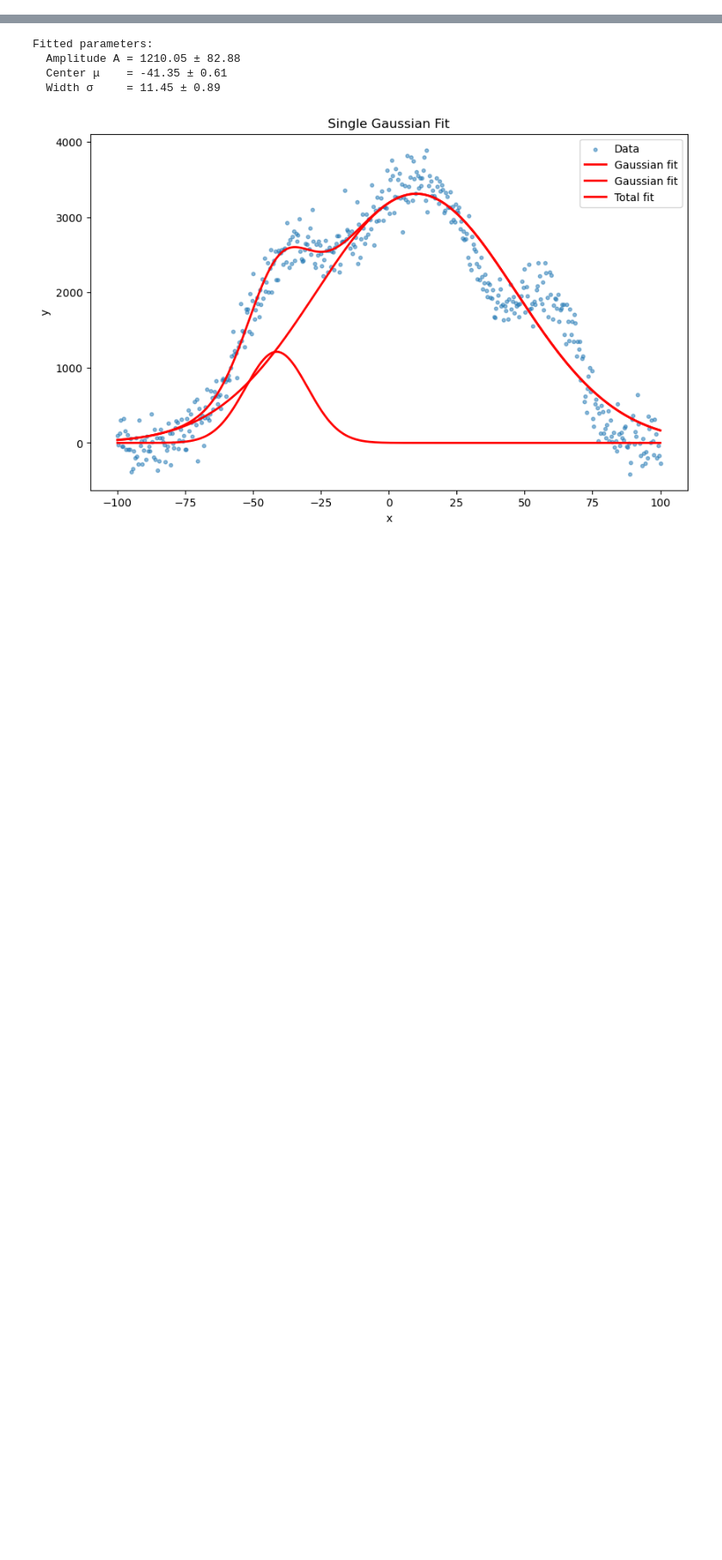
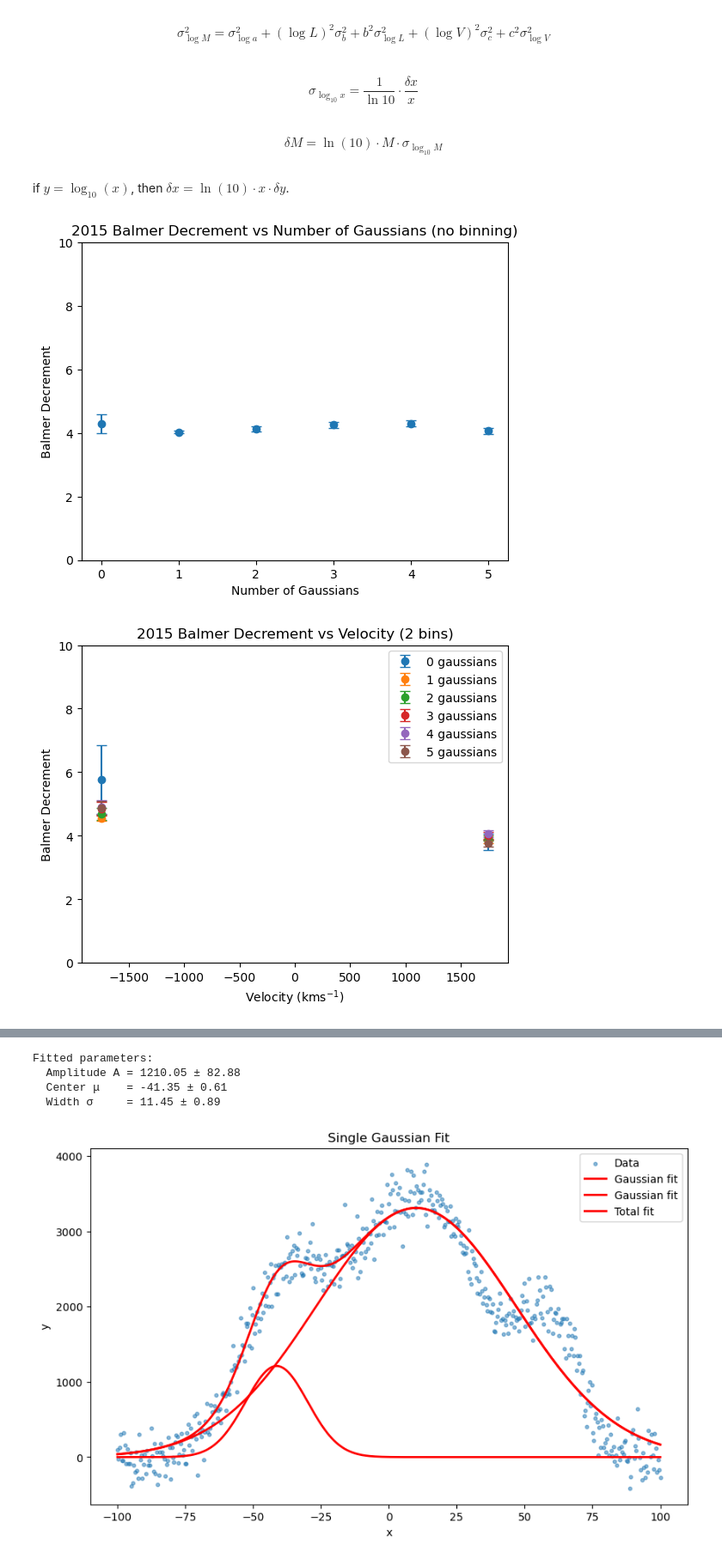
Before and after one commit to things-0/denison_2026, a Jupyter notebook: oli/old_stuff/test_workspace.ipynb, the cells around one changed output, grey strips where cells are left out. Shown at 86% size. Saved outputs shown, nothing was run; the diff lists cells and outputs as text; code cells hidden in the pictures; blank space fills up the shorter version.

```diff
--- a/oli/old_stuff/test_workspace.ipynb
+++ b/oli/old_stuff/test_workspace.ipynb
@@ -58,0 +9,18 @@ obr = [row[0] for row in results]
+# %% [markdown]
+$$\sigma^2_{\log M} = \sigma^2_{\log a} + (\log L)^2 \sigma^2_b + b^2 \sigma^2_{\log L} + (\log V)^2 \sigma^2_c + c^2 \sigma^2_{\log V}$$
+# %% [markdown]
+$$\sigma_{\log_{10} x} = \frac{1}{\ln 10} \cdot \frac{\delta x}{x}$$
+# %% [markdown]
+$$\delta M = \ln(10) \cdot M \cdot \sigma_{\log_{10} M}$$
+# %% [markdown]
+ if $y = \log_{10}(x)$, then $\delta x = \ln(10) \cdot x \cdot \delta y$.
+# %%
+compare_balmer_decrements(
+    bd_results_15,
+    num_gaussians_list_15,
+    num_bins_list_15,
+    year=2015
+)
+# %% [output]
+[figure, added]
+[figure, added]
```
Also changed, not shown: parts of 9 cells of this notebook, 7 other files.
